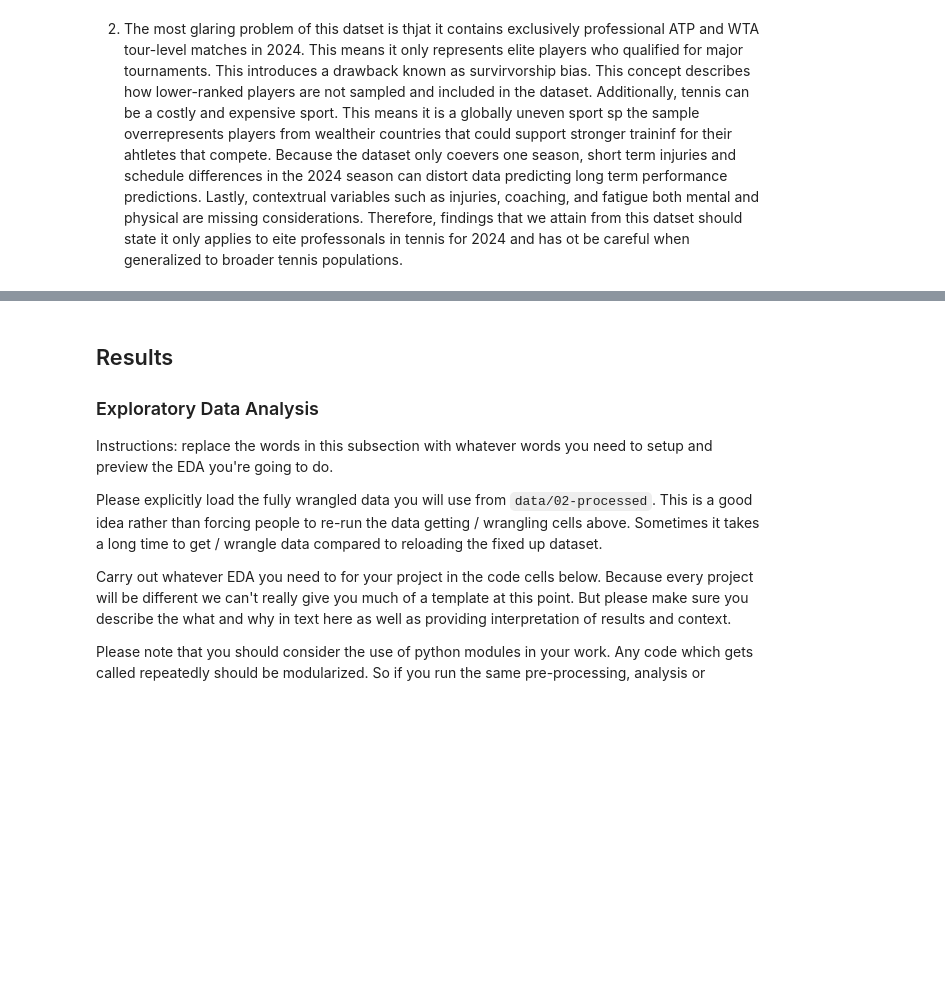
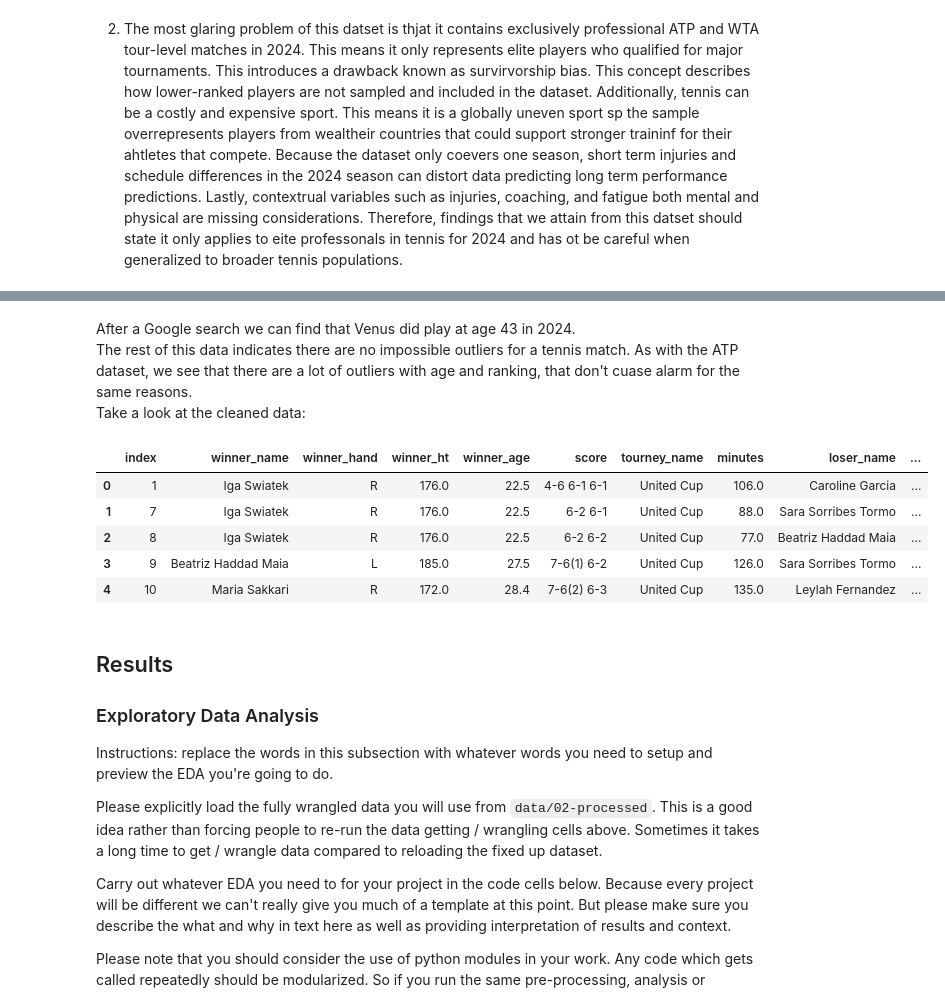
Before and after one commit to COGS108/Group041_WI26, a Jupyter notebook: 02-EDACheckpoint.ipynb, the cells around one changed output, grey strips where cells are left out. Cells and saved outputs as stored; diff of their text form; code cells hidden in the pictures; blank space fills up the shorter version.

```diff
--- a/02-EDACheckpoint.ipynb
+++ b/02-EDACheckpoint.ipynb
@@ -337,3 +446,20 @@ Take a look at the cleaned data:
+# %% [markdown]
+After a Google search we can find that Venus did play at age 43 in 2024.
+The rest of this data indicates there are no impossible outliers for a tennis match. As with the ATP dataset, we see that there are a lot of outliers with age and ranking, that don't cuase alarm for the same reasons.
+Take a look at the cleaned data:
+# %%
+# G. Write data
+wta_data.to_csv('data/02-processed/wta_matches_2024.csv')
+
+# Look at data
+wta_data.head()
+# %% [output]
+|  | index | winner_name | winner_hand | winner_ht | winner_age | score | tourney_name | minutes | loser_name | ... |
+| 0 | 1 | Iga Swiatek | R | 176.0 | 22.5 | 4-6 6-1 6-1 | United Cup | 106.0 | Caroline Garcia | ... |
+| 1 | 7 | Iga Swiatek | R | 176.0 | 22.5 | 6-2 6-1 | United Cup | 88.0 | Sara Sorribes Tormo | ... |
+| 2 | 8 | Iga Swiatek | R | 176.0 | 22.5 | 6-2 6-2 | United Cup | 77.0 | Beatriz Haddad Maia | ... |
+| 3 | 9 | Beatriz Haddad Maia | L | 185.0 | 27.5 | 7-6(1) 6-2 | United Cup | 126.0 | Sara Sorribes Tormo | ... |
+| 4 | 10 | Maria Sakkari | R | 172.0 | 28.4 | 7-6(2) 6-3 | United Cup | 135.0 | Leylah Fernandez | ... |
 # %% [markdown]
 ## Results
 
```
Also changed, not shown: parts of 34 cells of this notebook, 2 other files.
